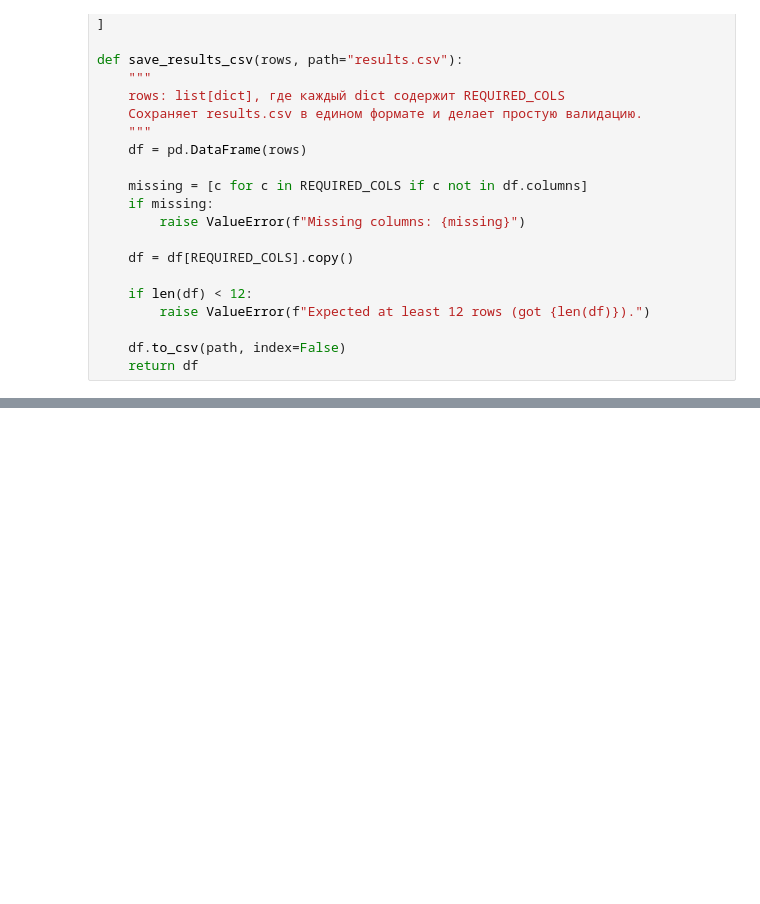
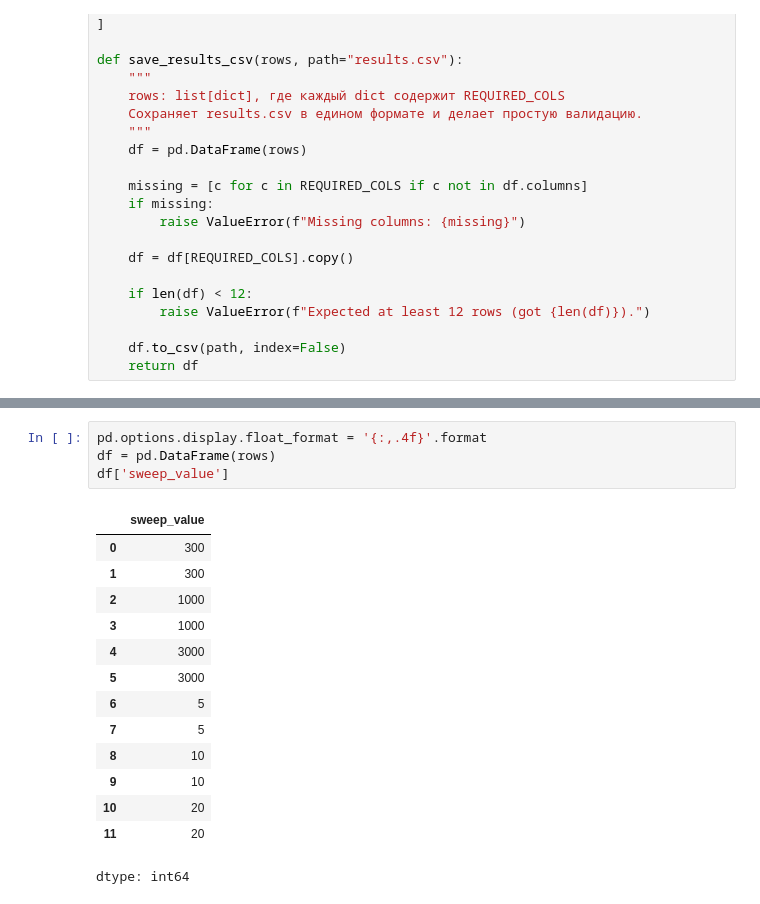
Before and after one commit to DmytryPan/ml-math-base-course, a Jupyter notebook: Lab-01-data-leakage/Lab01.ipynb, the cells around one changed output, grey strips where cells are left out. Saved outputs shown, nothing was run; the diff lists cells and outputs as text; blank space fills up the shorter version.

```diff
--- a/Lab-01-data-leakage/Lab01.ipynb
+++ b/Lab-01-data-leakage/Lab01.ipynb
@@ -180,2 +223,21 @@ def save_results_csv(rows, path="results.csv"):
+# %%
+pd.options.display.float_format = '{:,.4f}'.format
+df = pd.DataFrame(rows)
+df['sweep_value']
+# %% [output]
+|  | sweep_value |
+| 0 | 300 |
+| 1 | 300 |
+| 2 | 1000 |
+| 3 | 1000 |
+| 4 | 3000 |
+| 5 | 3000 |
+| 6 | 5 |
+| 7 | 5 |
+| 8 | 10 |
+| 9 | 10 |
+| 10 | 20 |
+| 11 | 20 |
+dtype: int64
 # %%
 import matplotlib.pyplot as plt
```
Also changed, not shown: parts of 3 cells of this notebook.
